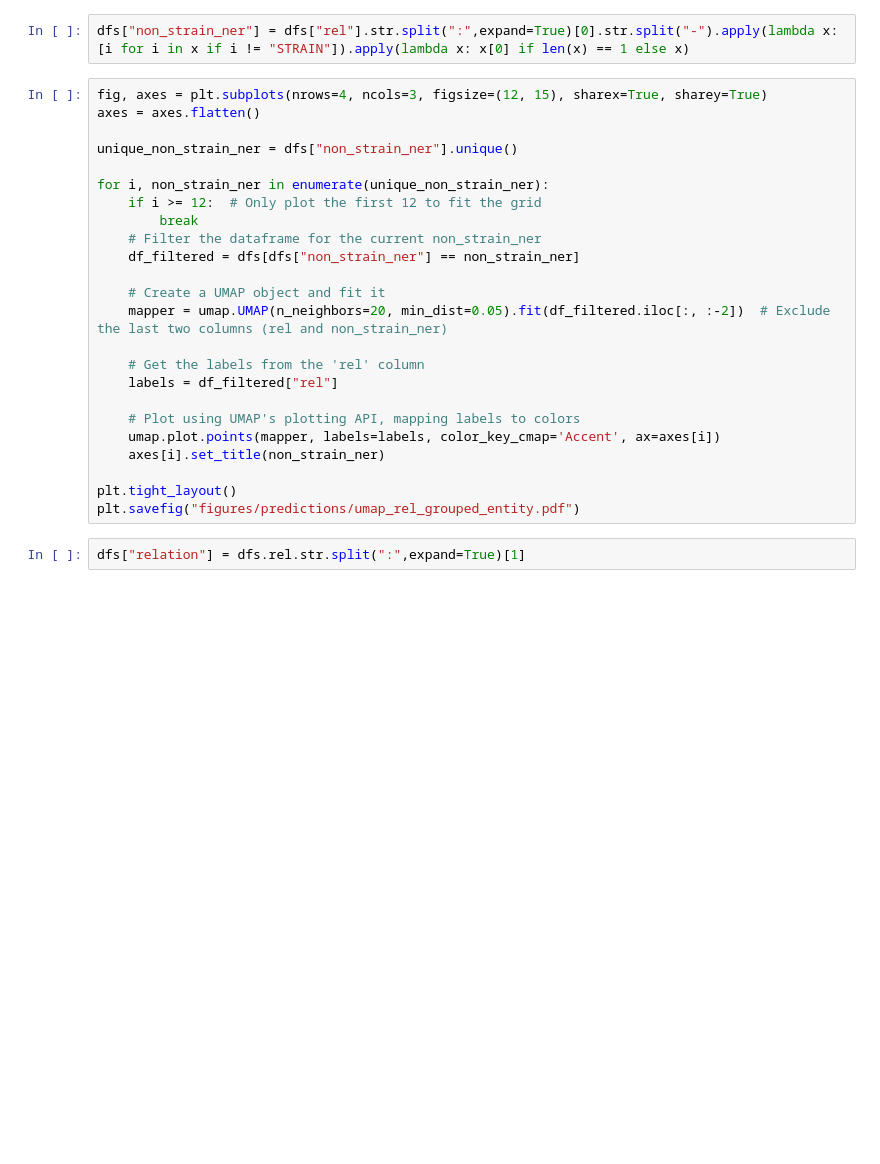
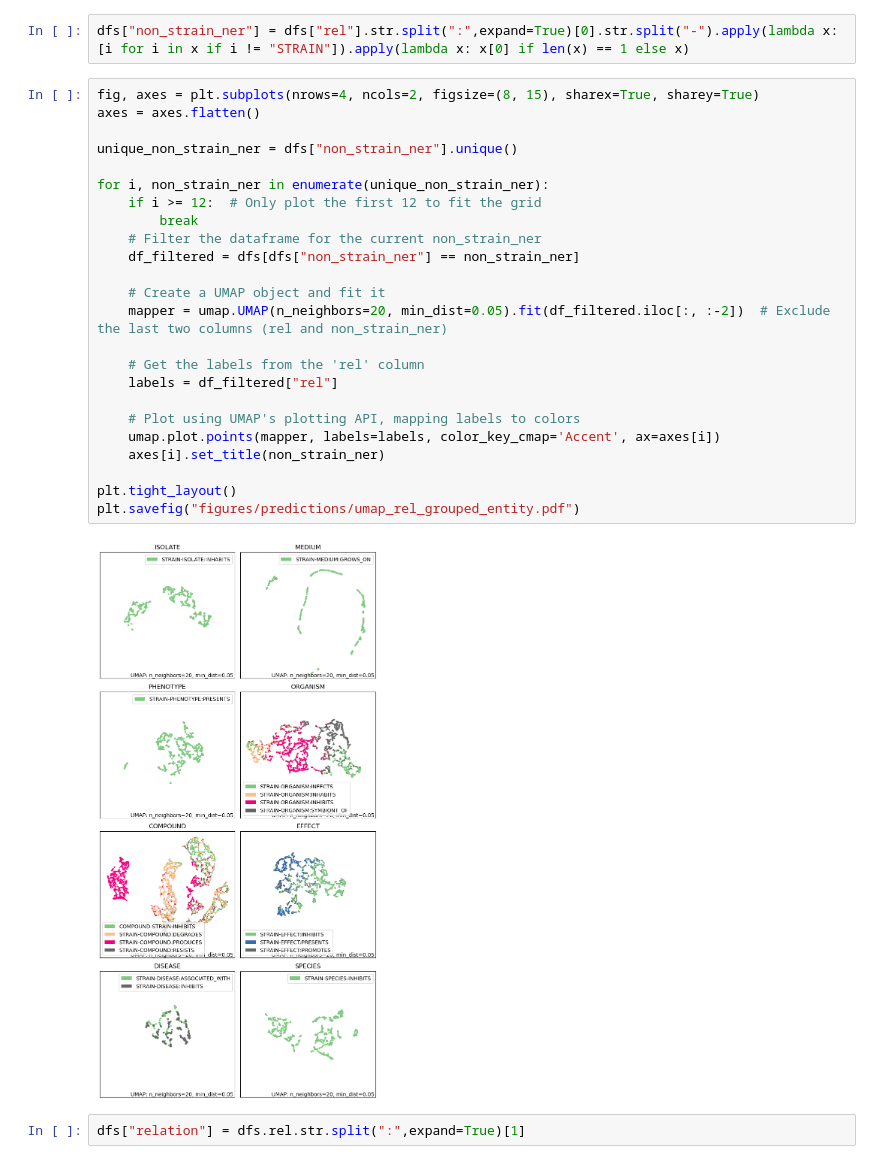
Before and after one commit to danielzmbp/NLP4Pheno, a Jupyter notebook: notebooks/analyze_embeddings_ner.ipynb, the cells around one changed output. Drawn from its saved outputs; the diff is of its cells as text; blank space fills up the shorter version.

```diff
--- a/notebooks/analyze_embeddings_ner.ipynb
+++ b/notebooks/analyze_embeddings_ner.ipynb
@@ -280,29 +282,31 @@ dfs = pd.concat(l,axis=0)
 # %%
 dfs["non_strain_ner"] = dfs["rel"].str.split(":",expand=True)[0].str.split("-").apply(lambda x: [i for i in x if i != "STRAIN"]).apply(lambda x: x[0] if len(x) == 1 else x)
 # %%
-fig, axes = plt.subplots(nrows=4, ncols=3, figsize=(12, 15), sharex=True, sharey=True)
+fig, axes = plt.subplots(nrows=4, ncols=2, figsize=(8, 15), sharex=True, sharey=True)
 axes = axes.flatten()
 
 unique_non_strain_ner = dfs["non_strain_ner"].unique()
 
 for i, non_strain_ner in enumerate(unique_non_strain_ner):
     if i >= 12:  # Only plot the first 12 to fit the grid
         break
     # Filter the dataframe for the current non_strain_ner
     df_filtered = dfs[dfs["non_strain_ner"] == non_strain_ner]
 
     # Create a UMAP object and fit it
     mapper = umap.UMAP(n_neighbors=20, min_dist=0.05).fit(df_filtered.iloc[:, :-2])  # Exclude the last two columns (rel and non_strain_ner)
 
     # Get the labels from the 'rel' column
     labels = df_filtered["rel"]
 
     # Plot using UMAP's plotting API, mapping labels to colors
     umap.plot.points(mapper, labels=labels, color_key_cmap='Accent', ax=axes[i])
     axes[i].set_title(non_strain_ner)
 
 plt.tight_layout()
 plt.savefig("figures/predictions/umap_rel_grouped_entity.pdf")
+# %% [output]
+[figure, added]
 # %%
 dfs["relation"] = dfs.rel.str.split(":",expand=True)[1]
 # %%
```
Also changed, not shown: parts of 5 cells of this notebook, 3 other files.
